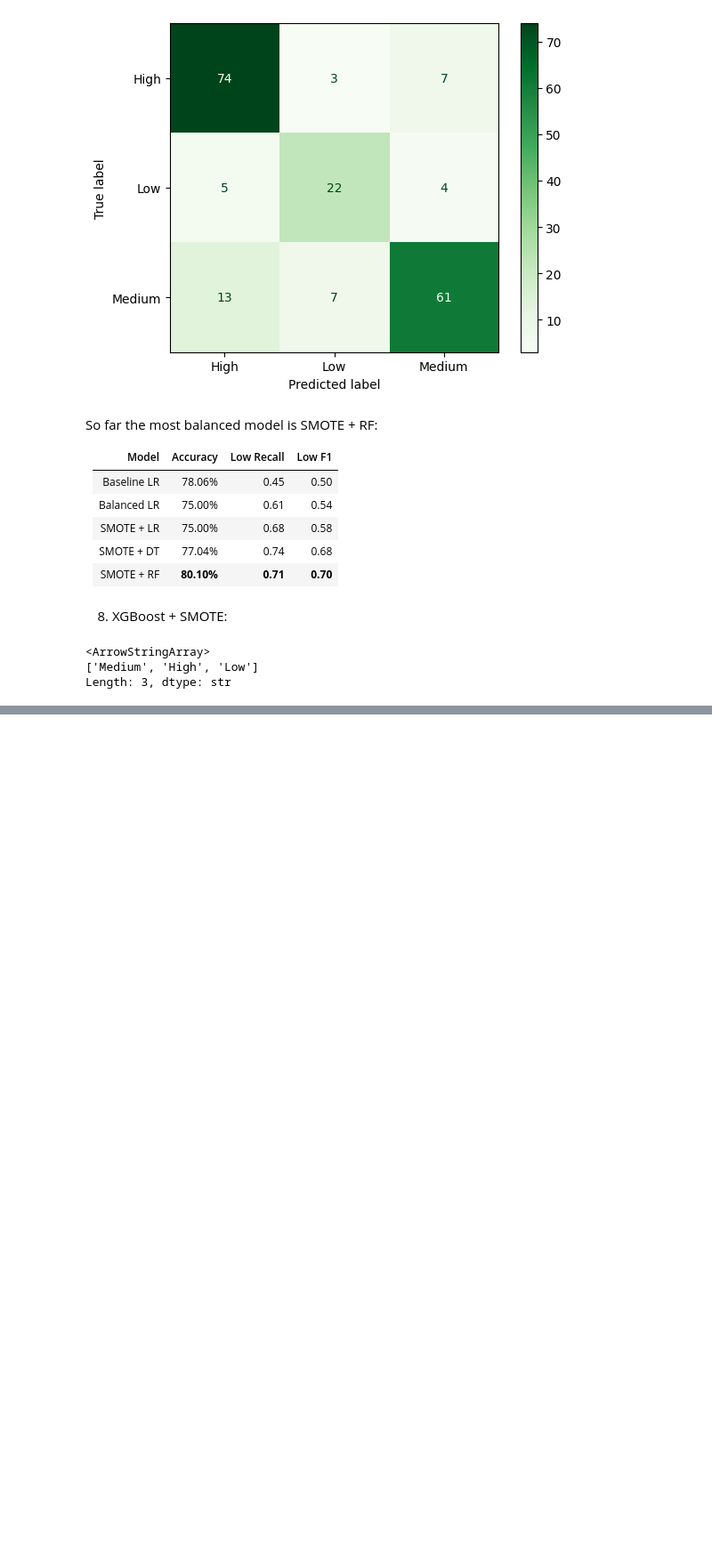
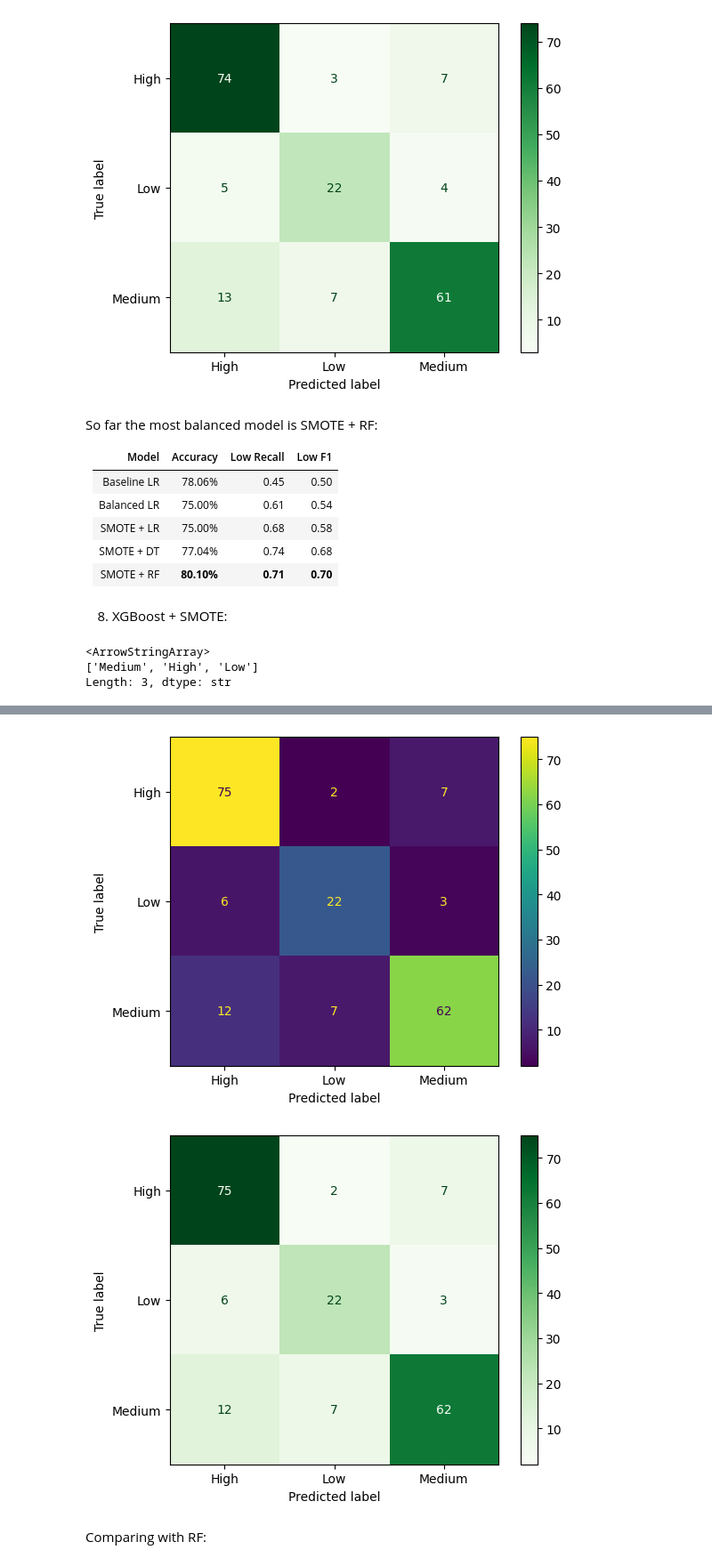
Before and after one commit to Adityam-21/MedicalPlan-Xray, a Jupyter notebook: notebooks/05_modeling.ipynb, the cells around one changed output, grey strips where cells are left out. Shown at 89% size. Saved outputs shown, nothing was run; the diff lists cells and outputs as text; code cells hidden in the pictures; blank space fills up the shorter version.

```diff
--- a/notebooks/05_modeling.ipynb
+++ b/notebooks/05_modeling.ipynb
@@ -763,0 +785,8 @@ Length: 3, dtype: str
+# %%
+X_train_xgb, X_test_xgb, y_train_xgb, y_test_xgb = train_test_split(
+    X,
+    y_encoded,
+    test_size=0.2,
+    random_state=42,
+    stratify=y_encoded
+)
@@ -763,0 +795,18 @@ Length: 3, dtype: str
+# %%
+smote_xgb_model = ImbPipeline(
+    steps=[
+        ('preprocessor', fe_preprocessor),
+        ('smote', SMOTE(random_state=42)),
+        ('model', XGBClassifier(
+            random_state=42,
+            n_estimators=100,
+            max_depth=5,
+            learning_rate=0.1,
+            objective='multi:softprob',
+            num_class=3,
+            eval_metric='mlogloss'
+        ))
+    ]
+)
+# %%
+smote_xgb_model.fit(X_train_xgb, y_train_xgb)
@@ -763,0 +831,2 @@ Length: 3, dtype: str
+# %%
+smote_xgb_pred = smote_xgb_model.predict(X_test_xgb)
@@ -763,0 +855,14 @@ Length: 3, dtype: str
+# %%
+disp = ConfusionMatrixDisplay.from_predictions(
+    y_test_xgb,
+    smote_xgb_pred,
+    display_labels=label_encoder.classes_
+)
+
+disp.plot(cmap='Greens')
+plt.show()
+# %% [output]
+[figure, added]
+[figure, added]
+# %% [markdown]
+Comparing with RF:
```
Also changed, not shown: parts of 17 cells of this notebook, 25 other files.
